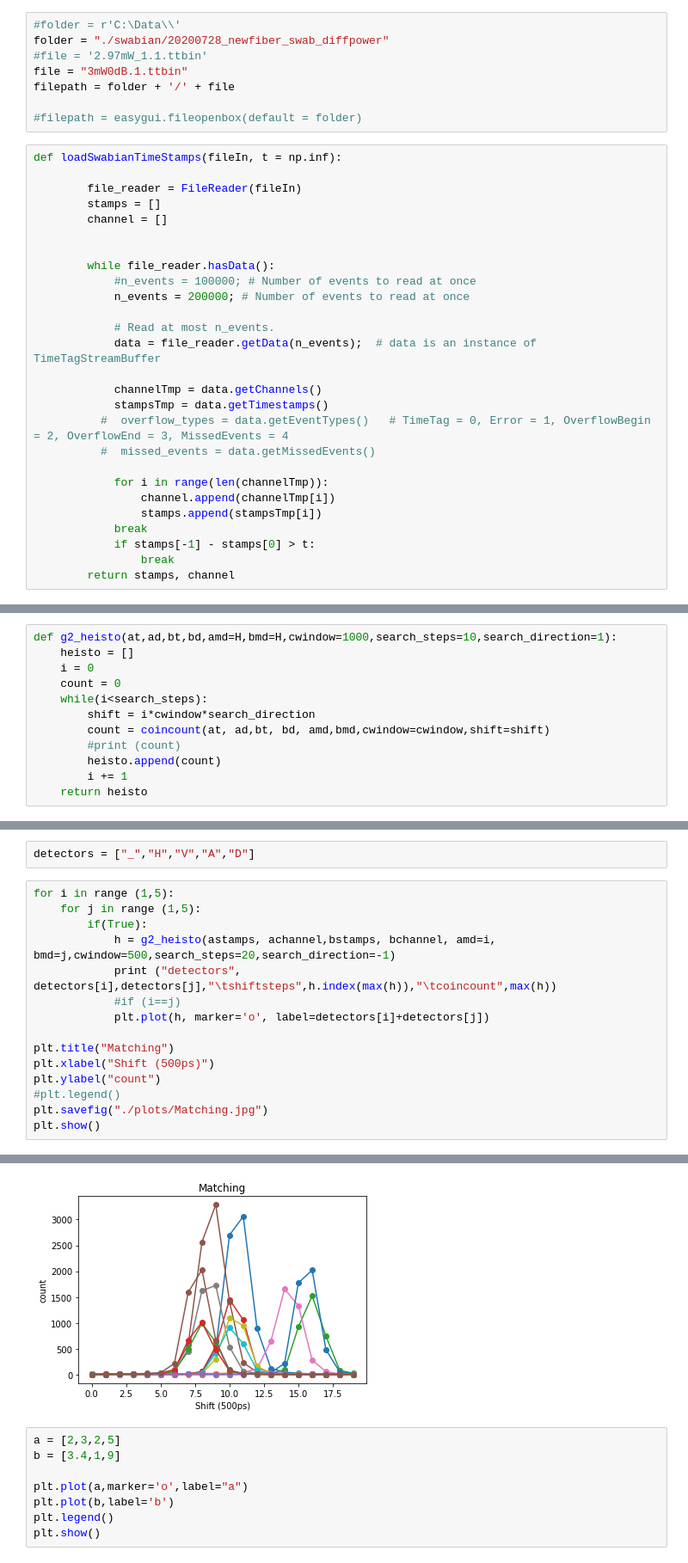
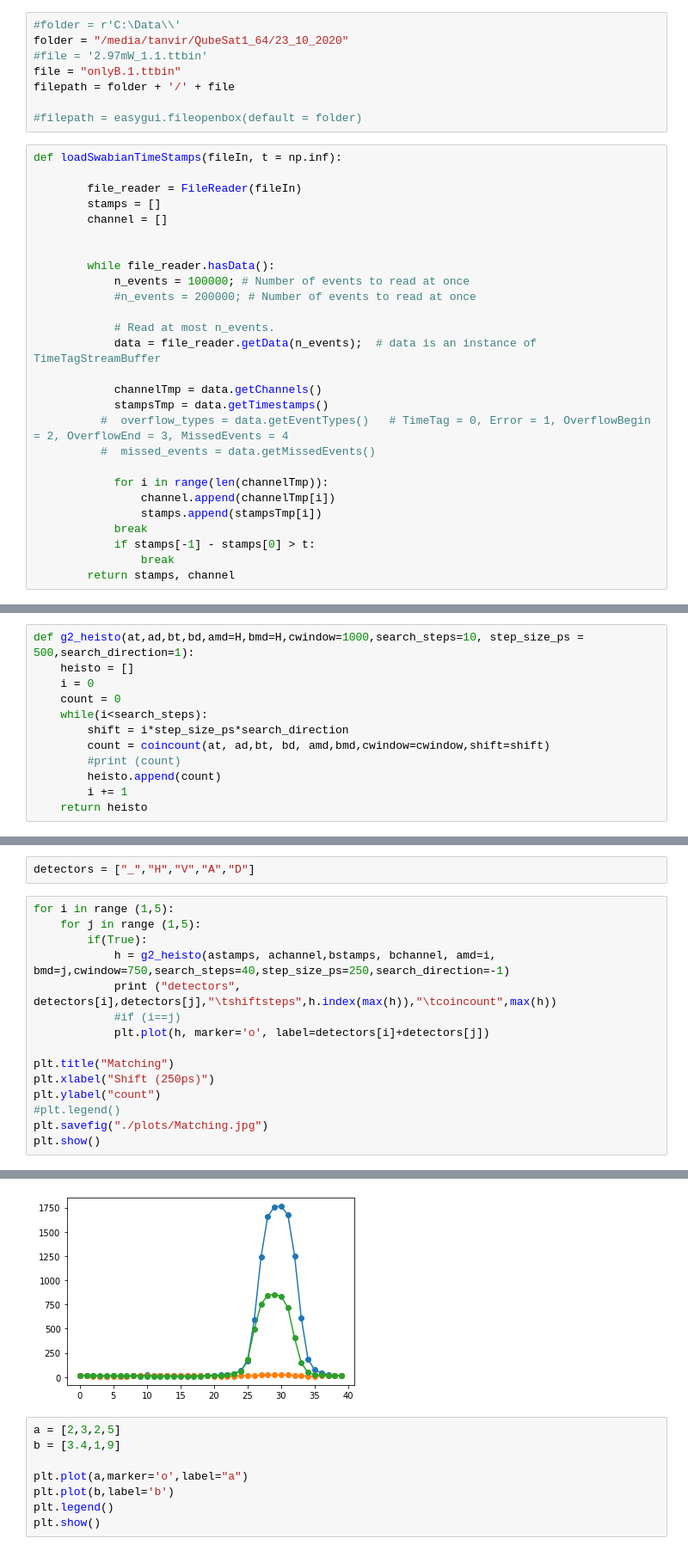
Before and after one commit to tanvirulz/qkd-table-top-v2, a Jupyter notebook: SwabianCoincidence.ipynb, the cells around one changed output, grey strips where cells are left out. Shown at 86% size. Cells and saved outputs as stored; diff of their text form.

Commit message:
More refined search for timestamp correction

```diff
--- a/SwabianCoincidence.ipynb
+++ b/SwabianCoincidence.ipynb
@@ -14,9 +14,9 @@ A = 3
 D = 4
 # %%
 #folder = r'C:\Data\\'
-folder = "./swabian/20200728_newfiber_swab_diffpower"
+folder = "/media/tanvir/QubeSat1_64/23_10_2020"
 #file = '2.97mW_1.1.ttbin'
-file = "3mW0dB.1.ttbin"
+file = "onlyB.1.ttbin"
 filepath = folder + '/' + file
 
 #filepath = easygui.fileopenbox(default = folder)
@@ -29,8 +29,8 @@ def loadSwabianTimeStamps(fileIn, t = np.inf):
 
 
         while file_reader.hasData():
-            #n_events = 100000; # Number of events to read at once
-            n_events = 200000; # Number of events to read at once
+            n_events = 100000; # Number of events to read at once
+            #n_events = 200000; # Number of events to read at once
 
             # Read at most n_events.
             data = file_reader.getData(n_events);  # data is an instance of TimeTagStreamBuffer
@@ -175,12 +259,12 @@ def coincount(at,ad,bt,bd,amd=H,bmd=H,cwindow=1000,shift=0 ):
 #x = coincount(astamps, achannel,bstamps, bchannel, H, H,cwindow=1000,shift=0)
 #x
 # %%
-def g2_heisto(at,ad,bt,bd,amd=H,bmd=H,cwindow=1000,search_steps=10,search_direction=1):
+def g2_heisto(at,ad,bt,bd,amd=H,bmd=H,cwindow=1000,search_steps=10, step_size_ps = 500,search_direction=1):
     heisto = []
     i = 0
     count = 0
     while(i<search_steps):
-        shift = i*cwindow*search_direction
+        shift = i*step_size_ps*search_direction
         count = coincount(at, ad,bt, bd, amd,bmd,cwindow=cwindow,shift=shift)
         #print (count)
         heisto.append(count)
@@ -211,13 +294,13 @@ detectors = ["_","H","V","A","D"]
 for i in range (1,5):
     for j in range (1,5):
         if(True):
-            h = g2_heisto(astamps, achannel,bstamps, bchannel, amd=i, bmd=j,cwindow=500,search_steps=20,search_direction=-1)
+            h = g2_heisto(astamps, achannel,bstamps, bchannel, amd=i, bmd=j,cwindow=750,search_steps=40,step_size_ps=250,search_direction=-1)
             print ("detectors", detectors[i],detectors[j],"\tshiftsteps",h.index(max(h)),"\tcoincount",max(h))
             #if (i==j)
             plt.plot(h, marker='o', label=detectors[i]+detectors[j])
 
 plt.title("Matching")
-plt.xlabel("Shift (500ps)")
+plt.xlabel("Shift (250ps)")
 plt.ylabel("count")
 #plt.legend()
 plt.savefig("./plots/Matching.jpg")
@@ -242,4 +313,4 @@ detectors D D   shiftsteps 8    coincount 2029
-[figure, old version]
+[figure, new version]
 # %%
 a = [2,3,2,5]
 b = [3.4,1,9]
```
Also changed, not shown: parts of 38 cells of this notebook.
